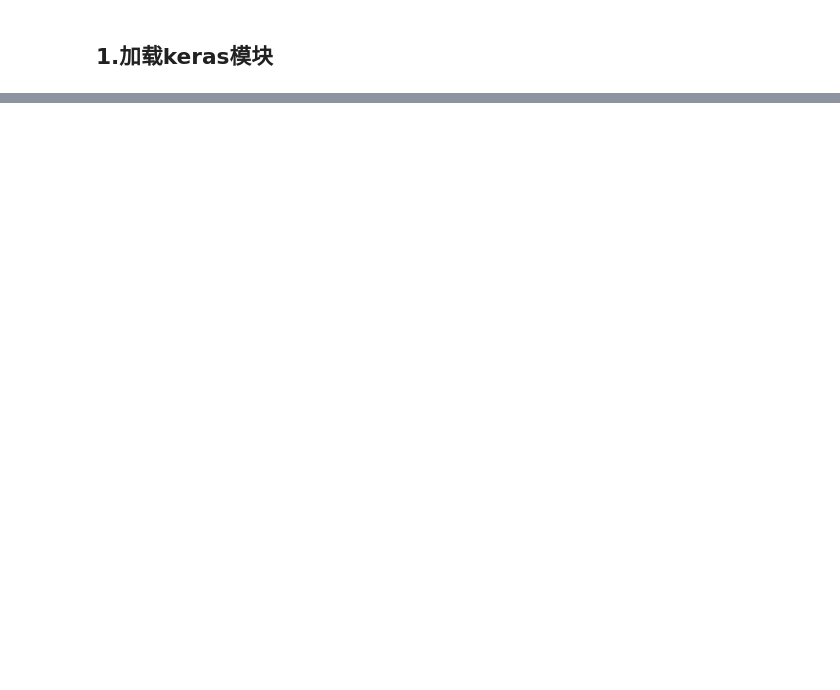
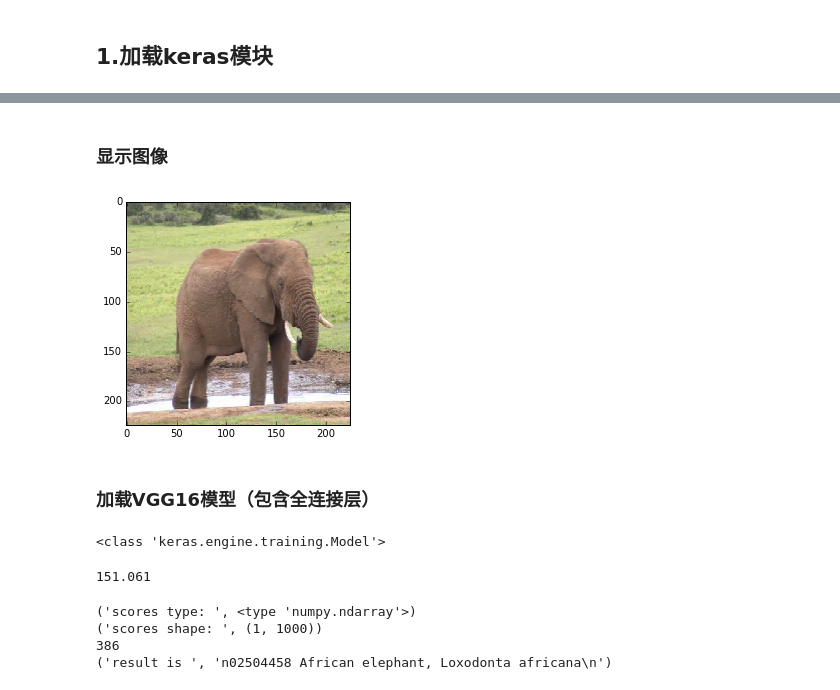
Before and after one commit to xingkongliang/Keras-Tutorials, a Jupyter notebook: 08.vgg-16.ipynb, the cells around one changed output, grey strips where cells are left out. Cells and saved outputs as stored; diff of their text form; code cells hidden in the pictures; blank space fills up the shorter version.

```diff
--- a/08.vgg-16.ipynb
+++ b/08.vgg-16.ipynb
@@ -15,0 +26,43 @@
+# %% [markdown]
+### 显示图像
+# %%
+img_path = './data/elephant.jpg'
+
+img = image.load_img(img_path, target_size=(224, 224))
+
+plt.imshow(img)
+plt.show()
+# %% [output]
+[figure, added]
+# %% [markdown]
+### 加载VGG16模型（包含全连接层）
+# %%
+model = VGG16(include_top=True, weights='imagenet')
+print(type(model))
+# %% [output]
+<class 'keras.engine.training.Model'>
+# %%
+x = image.img_to_array(img)
+
+x = np.expand_dims(x, axis=0)
+
+x = preprocess_input(x)
+
+print(x.max())
+
+scores = model.predict(x)
+# %% [output]
+151.061
+# %%
+class_table = open('./data/synset_words', 'r')
+lines = class_table.readlines()
+print("scores type: ", type(scores))
+print("scores shape: ", scores.shape)
+print(np.argmax(scores))
+print('result is ', lines[np.argmax(scores)])
+class_table.close()
+# %% [output]
+('scores type: ', <type 'numpy.ndarray'>)
+('scores shape: ', (1, 1000))
+386
+('result is ', 'n02504458 African elephant, Loxodonta africana\n')
```
Also changed, not shown: parts of 12 cells of this notebook, 2 other files.
